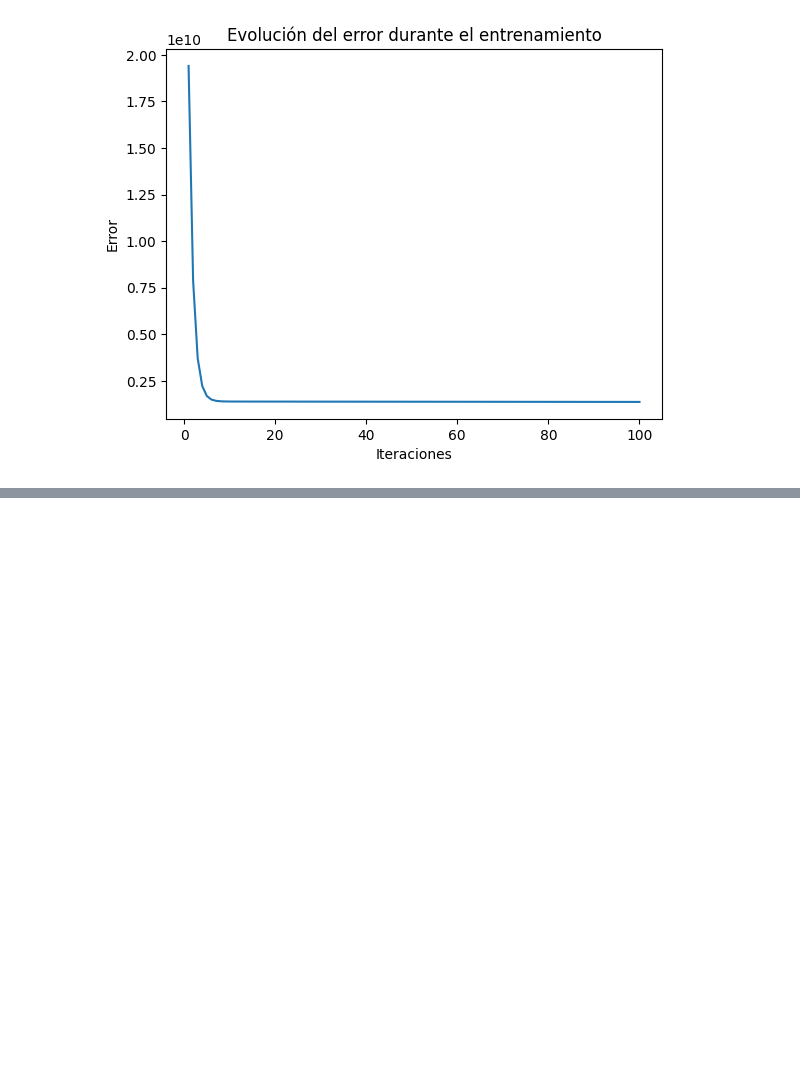
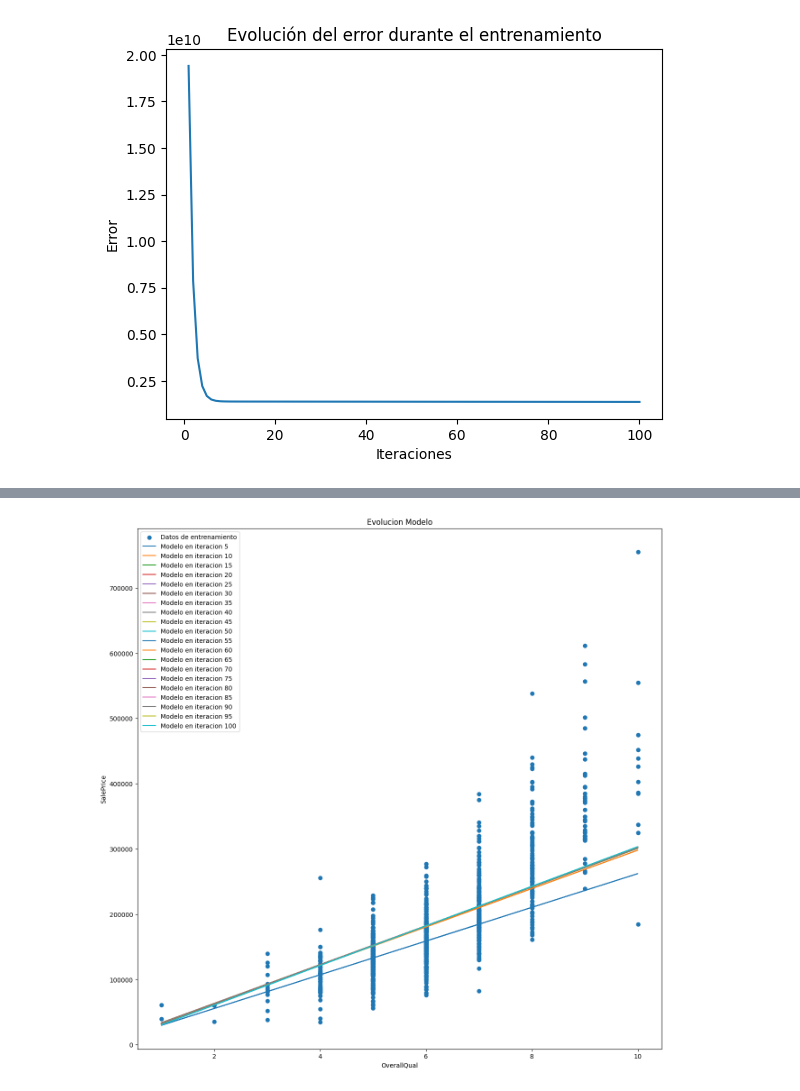
Before and after one commit to herbertreyes13j/proyecto1, a Jupyter notebook: Proyecto1.ipynb, the cells around one changed output, grey strips where cells are left out. Cells and saved outputs as stored; diff of their text form; code cells hidden in the pictures; blank space fills up the shorter version.

Commit message:
Agregando grafica evolucion modelo

```diff
--- a/Proyecto1.ipynb
+++ b/Proyecto1.ipynb
@@ -209,7 +209,6 @@ def regresion_lineal(VectorX,VectorY,epochs,imprimir_error_cada,alpha):
     beta = np.array([beta0, beta1])
     modelo={}
     errores = np.zeros(epochs)
-    ypreds = np.zeros(epochs)
     for i in range(epochs):
 
         y_pred = np.dot(matriz,beta)
@@ -226,18 +225,10 @@ def regresion_lineal(VectorX,VectorY,epochs,imprimir_error_cada,alpha):
         grad_beta1 = (1/n)* np.sum((y_pred-VectorY)*VectorX)
         beta[0]= beta[0] - (alpha* grad_beta0)
         beta[1]= beta[1] - (alpha * grad_beta1)
-        ypreds=y_pred
 
-    return modelo,errores,ypreds
+    return modelo,errores
 
-modelo,errores,ypreds=regresion_lineal(entrenamiento['OverallQual'],entrenamiento['SalePrice'],100,10,0.01)
+modelo,errores=regresion_lineal(entrenamiento['OverallQual'],entrenamiento['SalePrice'],100,10,0.01)
 
-
-plt.plot(entrenamiento['SalePrice'], ypreds, 'o')
-plt.xlabel('SalePrice')
-plt.ylabel('YPreds')
-plt.title('Relación entre Vector y y ypreds')
-plt.show()
-
-print(np.corrcoef(entrenamiento['SalePrice'],ypreds))
+print(modelo)
 # %% [output]
@@ -272,0 +270,19 @@ plot_evolucion_errores(errores)
+# %%
+def graficar_modelos(modelos, n, VectorX, VectorY):
+    fig,graph = plt.subplots(figsize=(15, 15))
+    graph.scatter(VectorX, VectorY, label="Datos de entrenamiento")
+
+    for i in range(n-1, len(modelos), n):
+        beta0, beta1 = modelos[i]
+        y_pred = beta0 + beta1 * VectorX
+        graph.plot(VectorX, y_pred, label=f"Modelo en iteracion {i+1}")
+
+    graph.set_xlabel("OverallQual")
+    graph.set_ylabel("SalePrice")
+    graph.set_title("Evolucion Modelo")
+    graph.legend()
+    plt.show()
+
+graficar_modelos(modelo, 5, entrenamiento['OverallQual'], entrenamiento['SalePrice'])
+# %% [output]
+[figure, added]
```
Also changed, not shown: parts of 2 cells of this notebook.
